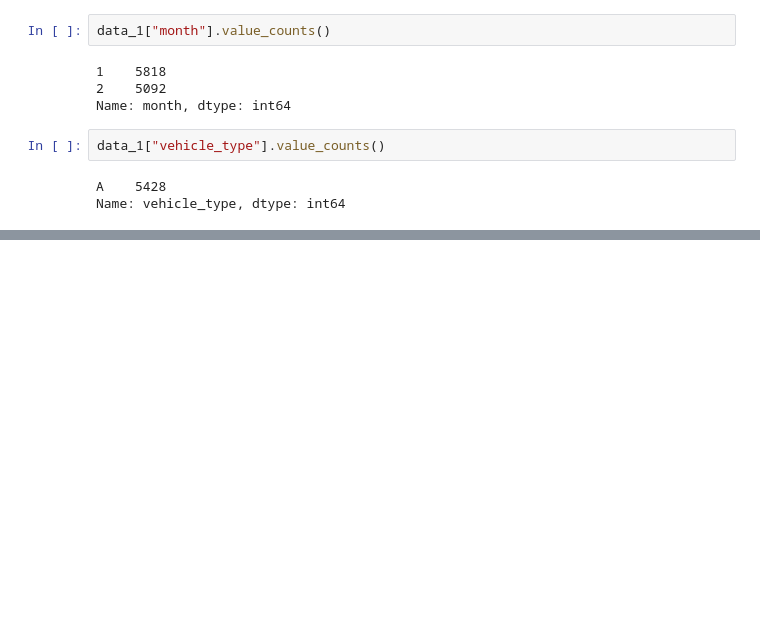
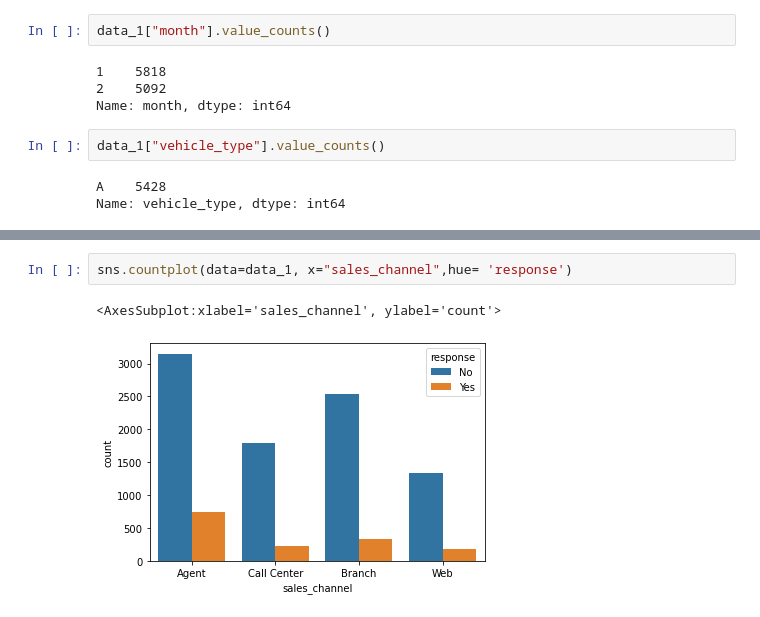
Before and after one commit to hollyjanedalton/lab-customer-analysis-round-2, a Jupyter notebook: files_for_lab/csv_files/Day 2_Lab2.ipynb, the cells around one changed output, grey strips where cells are left out. Saved outputs shown, nothing was run; the diff lists cells and outputs as text; blank space fills up the shorter version.

```diff
--- a/files_for_lab/csv_files/Day 2_Lab2.ipynb
+++ b/files_for_lab/csv_files/Day 2_Lab2.ipynb
@@ -263,0 +374,5 @@ Name: vehicle_type, dtype: int64
+# %%
+sns.countplot(data=data_1, x="sales_channel",hue= 'response')
+# %% [output]
+<AxesSubplot:xlabel='sales_channel', ylabel='count'>
+[figure, added]
```
Also changed, not shown: parts of 11 cells of this notebook.
